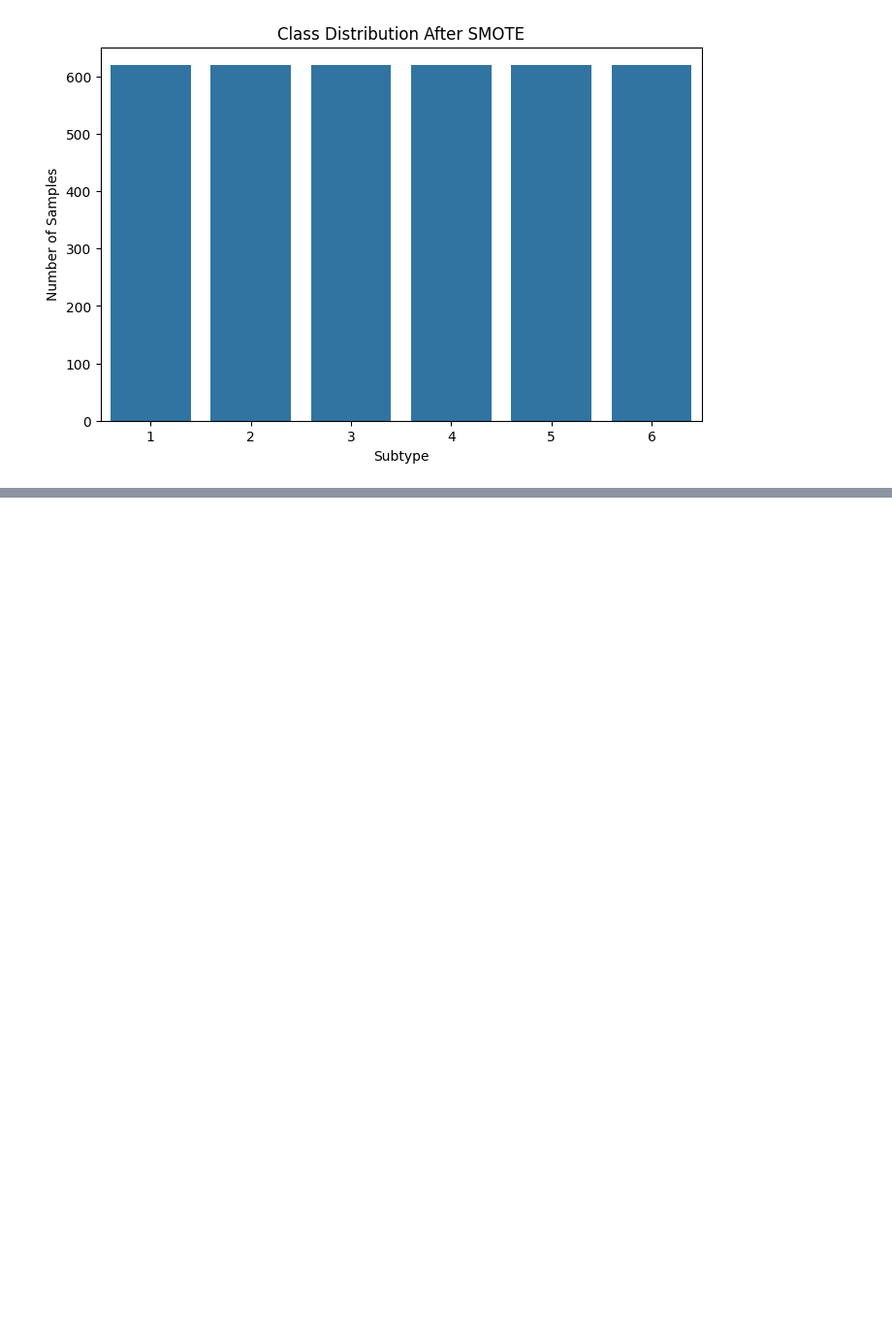
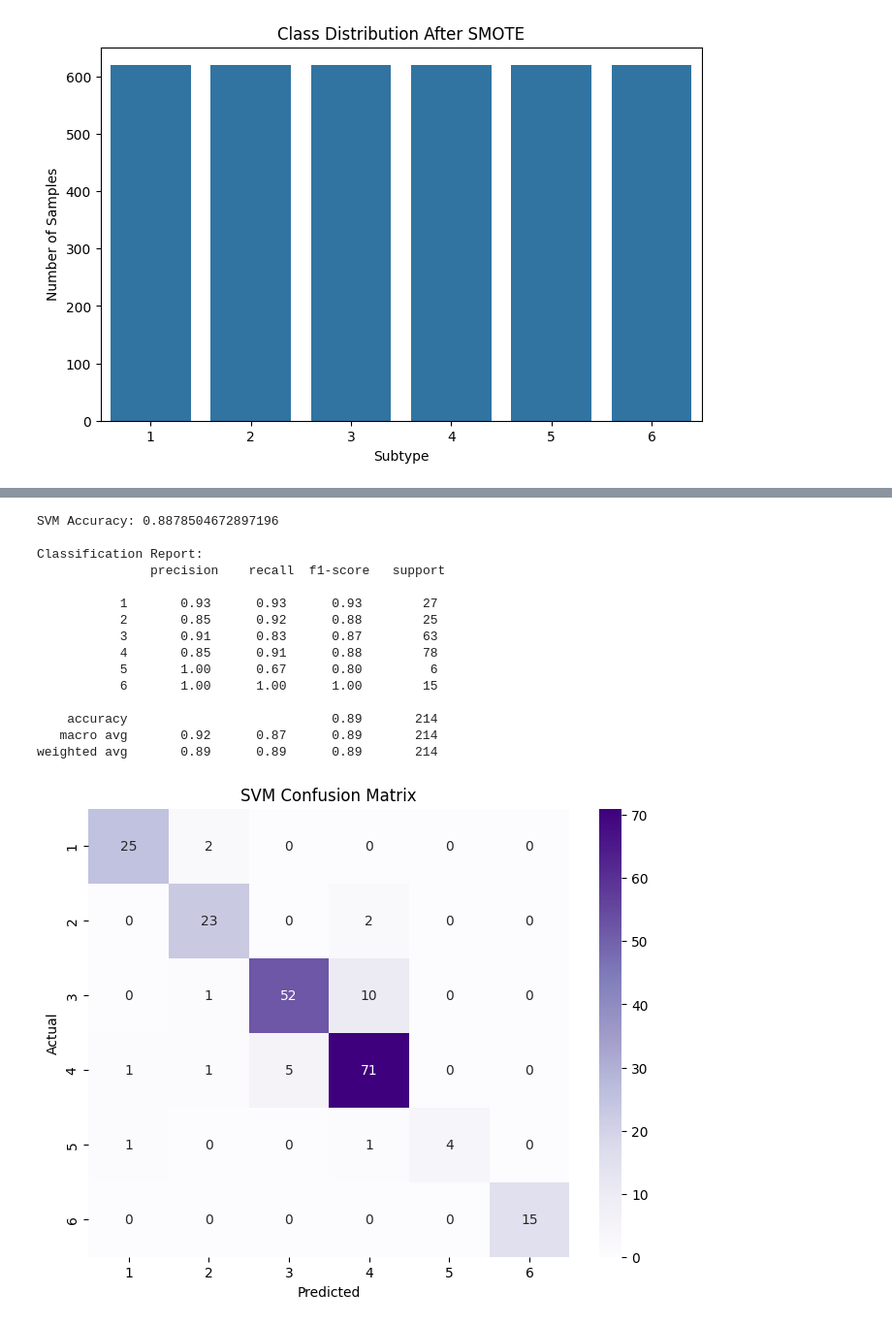
Before and after one commit to saikaldi/genomicDL, a Jupyter notebook: main.ipynb, the cells around one changed output, grey strips where cells are left out. Shown at 97% size. Saved outputs shown, nothing was run; the diff lists cells and outputs as text; code cells hidden in the pictures; blank space fills up the shorter version.

```diff
--- a/main.ipynb
+++ b/main.ipynb
@@ -439,0 +505,50 @@ plt.show()
+# %%
+svm_model = SVC(
+    kernel="rbf",
+    C=1.0,
+    gamma="scale",
+    random_state=42
+)
+
+# Train
+svm_model.fit(X_train_res, y_train_res)
+
+# Predict
+y_pred_svm = svm_model.predict(X_test_scaled)
+
+# Metrics
+print("SVM Accuracy:", accuracy_score(y_test, y_pred_svm))
+print("\nClassification Report:\n", classification_report(y_test, y_pred_svm))
+
+# Confusion Matrix
+cm_svm = confusion_matrix(y_test, y_pred_svm)
+plt.figure(figsize=(8,6))
+sns.heatmap(
+    cm_svm,
+    annot=True,
+    fmt="d",
+    cmap="Purples",
+    xticklabels=[1,2,3,4,5,6],
+    yticklabels=[1,2,3,4,5,6]
+)
+plt.title("SVM Confusion Matrix")
+plt.xlabel("Predicted")
+plt.ylabel("Actual")
+plt.show()
+# %% [output]
+SVM Accuracy: 0.8878504672897196
+
+Classification Report:
+               precision    recall  f1-score   support
+
+           1       0.93      0.93      0.93        27
+           2       0.85      0.92      0.88        25
+           3       0.91      0.83      0.87        63
+           4       0.85      0.91      0.88        78
+           5       1.00      0.67      0.80         6
+           6       1.00      1.00      1.00        15
+
+    accuracy                           0.89       214
+   macro avg       0.92      0.87      0.89       214
+weighted avg       0.89      0.89      0.89       214
+[figure, added]
```
Also changed, not shown: parts of 7 cells of this notebook.
